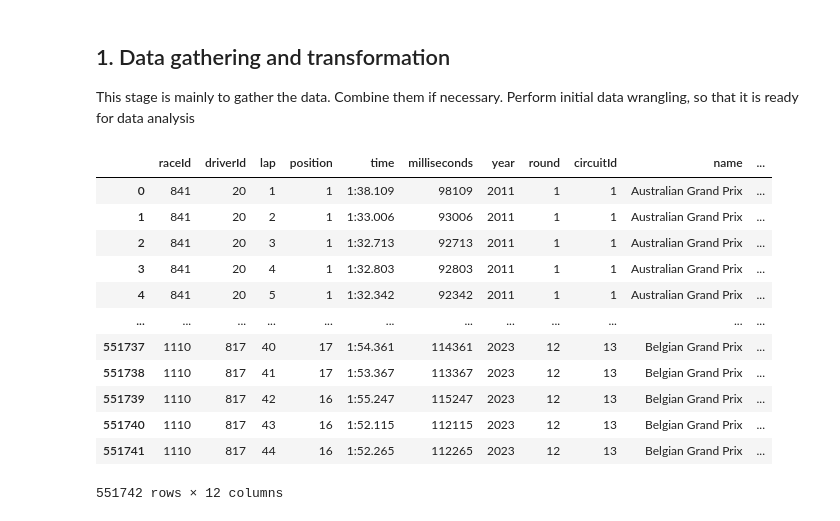
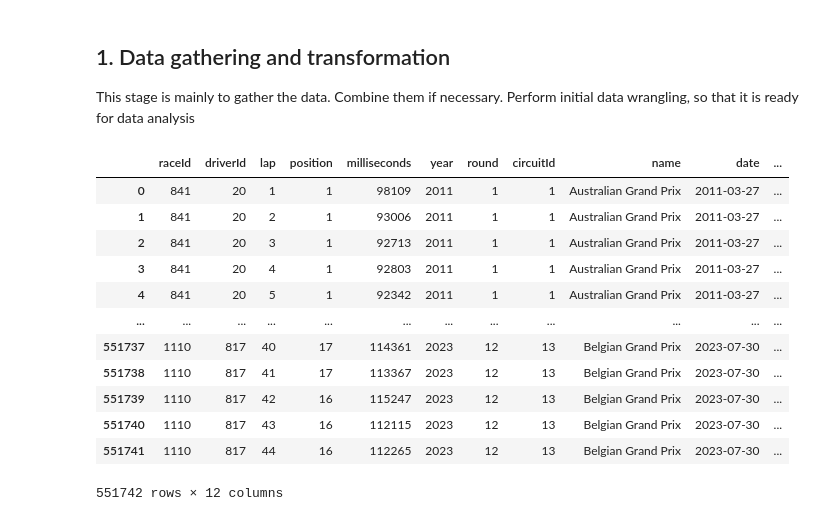
Before and after one commit to varunp04/predict-formula, a Jupyter notebook: src/model_training/master_pipeline_notebook.ipynb, the cells around one changed output. Saved outputs shown, nothing was run; the diff lists cells and outputs as text; code cells hidden in the pictures.

Commit message:
Clean the data for initial modelling

```diff
--- a/src/model_training/master_pipeline_notebook.ipynb
+++ b/src/model_training/master_pipeline_notebook.ipynb
@@ -39,28 +40,21 @@ gather_data_obj = gatherData(config=config)
 # %%
 pre_process_obj = processData(config=config)
 
-master_lap_times_df = pre_process_obj.process_data(
-    lap_times_df=lap_times_df,
-    pit_stops_df=pit_stops_df,
-    qualifying_df=qualifying_df,
-    races_df=races_df,
-    results_df=results_df,
-    sprint_results_df=sprint_results_df,
-    status_df=status_df,
+master_lap_times_df = pre_process_obj.create_initial_dataset(
+    lap_times_df=lap_times_df, races_df=races_df, results_df=results_df
 )
-
 master_lap_times_df
 # %% [output]
-|  | raceId | driverId | lap | position | time | milliseconds | year | round | circuitId | name | ... |
-| 0 | 841 | 20 | 1 | 1 | 1:38.109 | 98109 | 2011 | 1 | 1 | Australian Grand Prix | ... |
-| 1 | 841 | 20 | 2 | 1 | 1:33.006 | 93006 | 2011 | 1 | 1 | Australian Grand Prix | ... |
-| 2 | 841 | 20 | 3 | 1 | 1:32.713 | 92713 | 2011 | 1 | 1 | Australian Grand Prix | ... |
-| 3 | 841 | 20 | 4 | 1 | 1:32.803 | 92803 | 2011 | 1 | 1 | Australian Grand Prix | ... |
-| 4 | 841 | 20 | 5 | 1 | 1:32.342 | 92342 | 2011 | 1 | 1 | Australian Grand Prix | ... |
+|  | raceId | driverId | lap | position | milliseconds | year | round | circuitId | name | date | ... |
+| 0 | 841 | 20 | 1 | 1 | 98109 | 2011 | 1 | 1 | Australian Grand Prix | 2011-03-27 | ... |
+| 1 | 841 | 20 | 2 | 1 | 93006 | 2011 | 1 | 1 | Australian Grand Prix | 2011-03-27 | ... |
+| 2 | 841 | 20 | 3 | 1 | 92713 | 2011 | 1 | 1 | Australian Grand Prix | 2011-03-27 | ... |
+| 3 | 841 | 20 | 4 | 1 | 92803 | 2011 | 1 | 1 | Australian Grand Prix | 2011-03-27 | ... |
+| 4 | 841 | 20 | 5 | 1 | 92342 | 2011 | 1 | 1 | Australian Grand Prix | 2011-03-27 | ... |
 | ... | ... | ... | ... | ... | ... | ... | ... | ... | ... | ... | ... |
-| 551737 | 1110 | 817 | 40 | 17 | 1:54.361 | 114361 | 2023 | 12 | 13 | Belgian Grand Prix | ... |
-| 551738 | 1110 | 817 | 41 | 17 | 1:53.367 | 113367 | 2023 | 12 | 13 | Belgian Grand Prix | ... |
-| 551739 | 1110 | 817 | 42 | 16 | 1:55.247 | 115247 | 2023 | 12 | 13 | Belgian Grand Prix | ... |
-| 551740 | 1110 | 817 | 43 | 16 | 1:52.115 | 112115 | 2023 | 12 | 13 | Belgian Grand Prix | ... |
-| 551741 | 1110 | 817 | 44 | 16 | 1:52.265 | 112265 | 2023 | 12 | 13 | Belgian Grand Prix | ... |
+| 551737 | 1110 | 817 | 40 | 17 | 114361 | 2023 | 12 | 13 | Belgian Grand Prix | 2023-07-30 | ... |
+| 551738 | 1110 | 817 | 41 | 17 | 113367 | 2023 | 12 | 13 | Belgian Grand Prix | 2023-07-30 | ... |
+| 551739 | 1110 | 817 | 42 | 16 | 115247 | 2023 | 12 | 13 | Belgian Grand Prix | 2023-07-30 | ... |
+| 551740 | 1110 | 817 | 43 | 16 | 112115 | 2023 | 12 | 13 | Belgian Grand Prix | 2023-07-30 | ... |
+| 551741 | 1110 | 817 | 44 | 16 | 112265 | 2023 | 12 | 13 | Belgian Grand Prix | 2023-07-30 | ... |
 551742 rows × 12 columns
```
Also changed, not shown: parts of 20 cells of this notebook, 13 other files.
